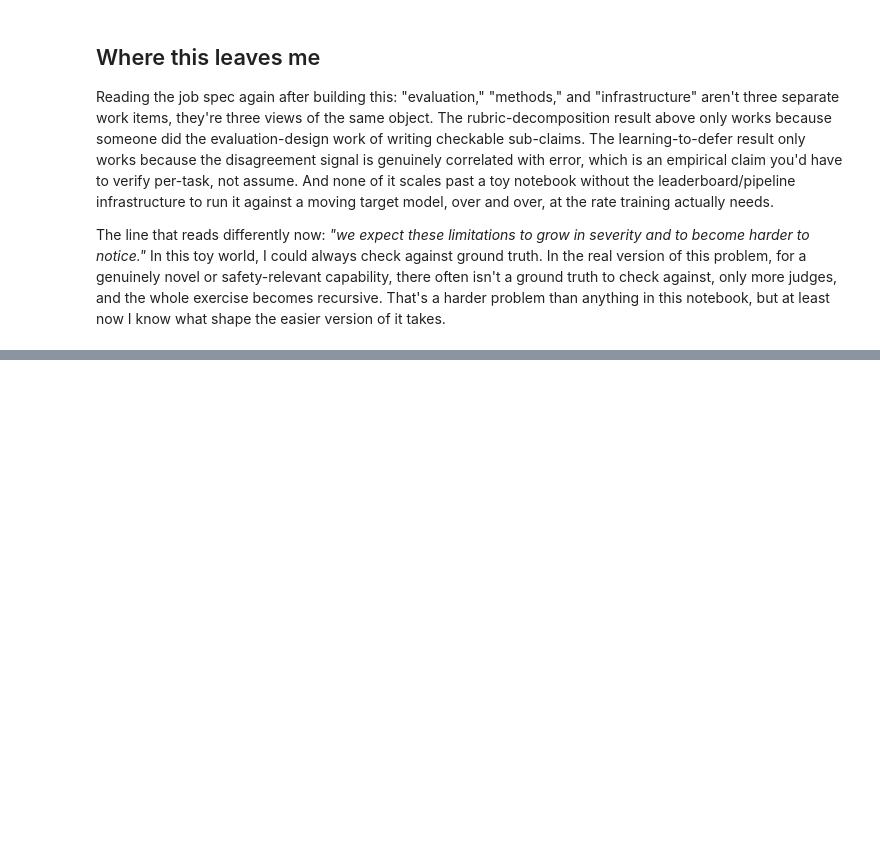
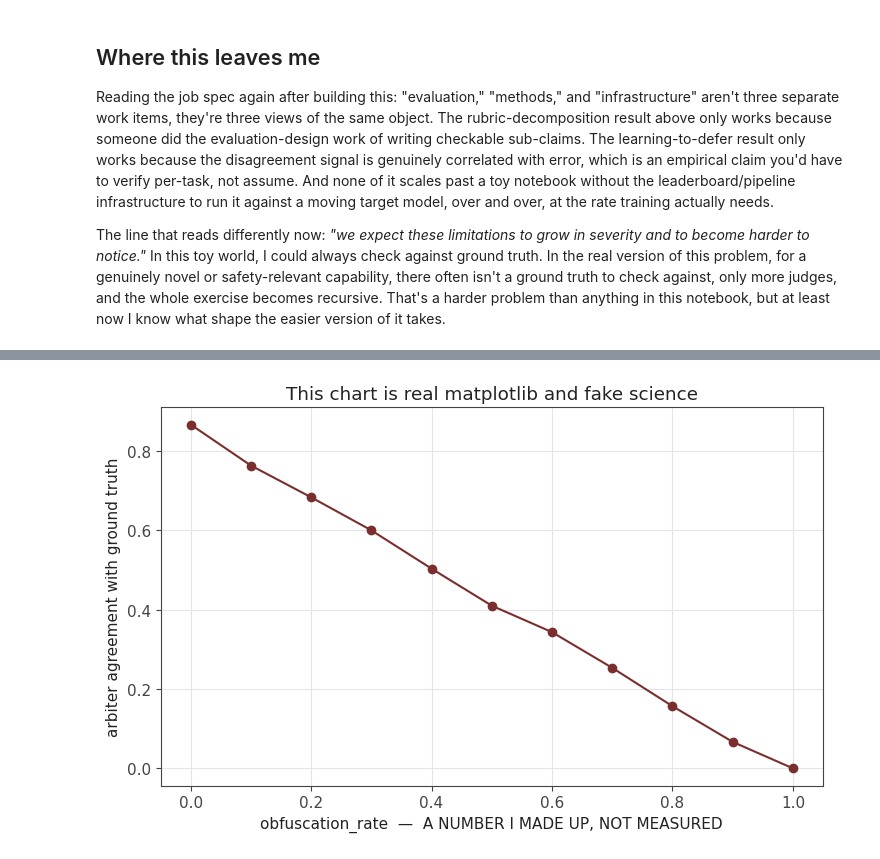
Before and after one commit to stetho/what-i-learned-about-ai, a Jupyter notebook: judge_protocols.ipynb, the cells around one changed output, grey strips where cells are left out. Saved outputs shown, nothing was run; the diff lists cells and outputs as text; code cells hidden in the pictures; blank space fills up the shorter version.

```diff
--- a/judge_protocols.ipynb
+++ b/judge_protocols.ipynb
@@ -445,0 +593,32 @@ The line that reads differently now: *"we expect these limitations to grow in se
+# %%
+def run_obfuscated_debate(obfuscation_rate, n=300, seed=None):
+    """obfuscation_rate: the probability that, when the dishonest debater
+    tries to bury a false sub-claim, the arbiter's local check fails to catch
+    it. THIS NUMBER IS INVENTED. It is not measured from anything. That's
+    the entire point of this cell."""
+    g = np.random.default_rng(seed)
+    arbiter_correct = 0
+    for _ in range(n):
+        # arbiter's local check catches an un-obfuscated lie with high but
+        # not perfect reliability (a stand-in for 'weak but not useless')
+        base_catch_rate = 0.85
+        obfuscated = g.random() < obfuscation_rate
+        catch_rate = base_catch_rate * (1 - obfuscated)  # obfuscation zeroes out the check's power
+        caught = g.random() < catch_rate
+        # arbiter sides with whichever debater's claims all survived scrutiny;
+        # if the lie isn't caught, the arbiter (wrongly) sides with the dishonest debater
+        arbiter_correct += caught
+    return arbiter_correct / n
+
+obf_rates = np.linspace(0, 1, 11)
+debate_accuracy_vs_obfuscation = [run_obfuscated_debate(r, seed=3) for r in obf_rates]
+
+fig, ax = plt.subplots(figsize=(7.5, 4.8))
+ax.plot(obf_rates, debate_accuracy_vs_obfuscation, "o-", color="#7a2e2e")
+ax.set_xlabel("obfuscation_rate  —  A NUMBER I MADE UP, NOT MEASURED")
+ax.set_ylabel("arbiter agreement with ground truth")
+ax.set_title("This chart is real matplotlib and fake science")
+plt.tight_layout()
+plt.show()
+# %% [output]
+[figure, added]
```
Also changed, not shown: parts of 7 cells of this notebook.
